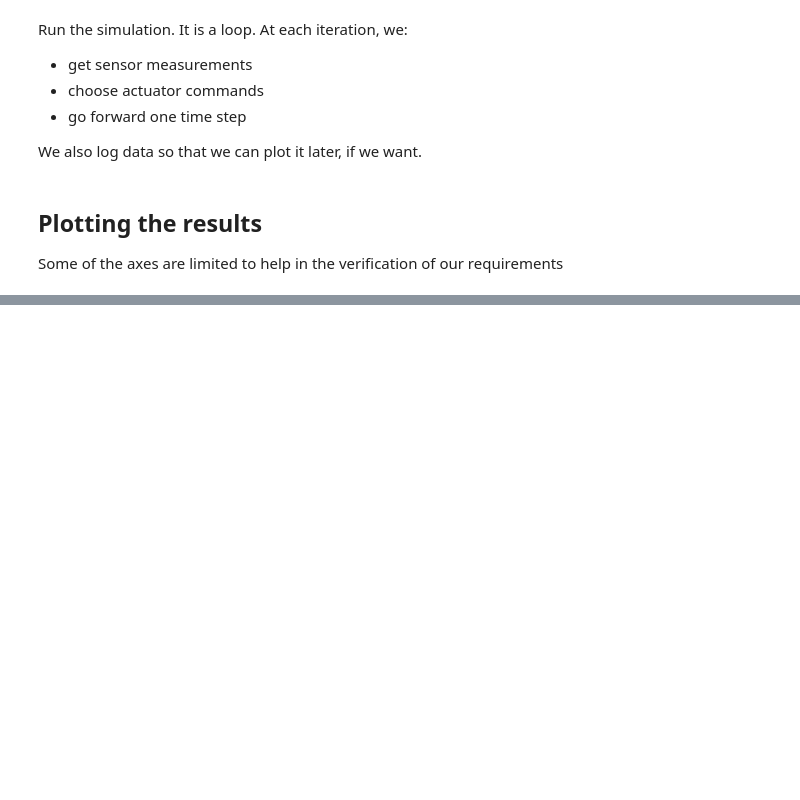
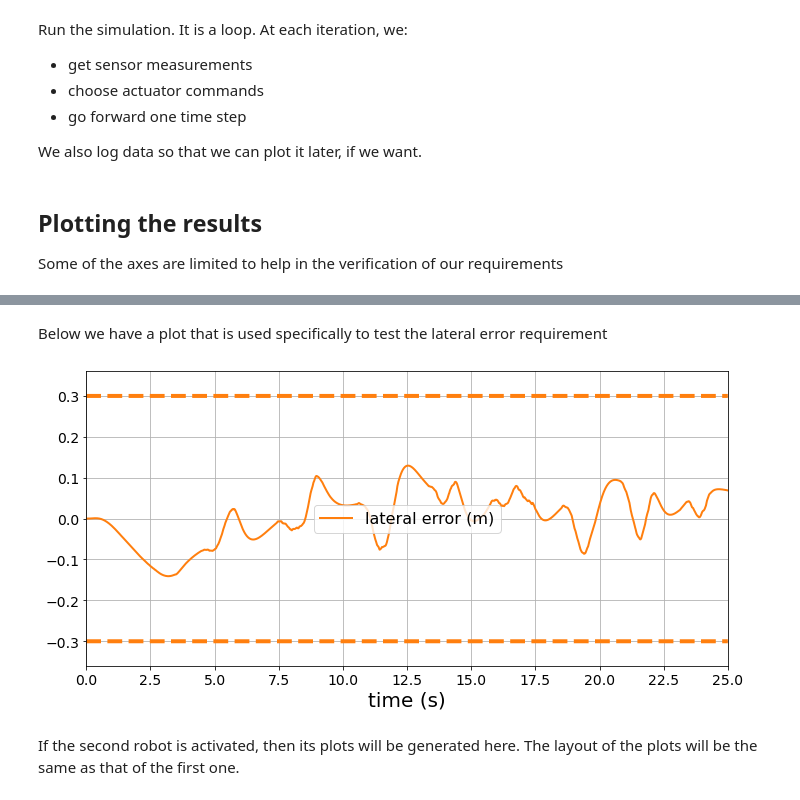
Before and after one commit to GigaVoltFlash/ae353-sp21, a Jupyter notebook: projects/02_segbot/02_code/GenerateResults.ipynb, the cells around one changed output, grey strips where cells are left out. Saved outputs shown, nothing was run; the diff lists cells and outputs as text; code cells hidden in the pictures; blank space fills up the shorter version.

```diff
--- a/projects/02_segbot/02_code/GenerateResults.ipynb
+++ b/projects/02_segbot/02_code/GenerateResults.ipynb
@@ -458,2 +535,28 @@ fig.tight_layout()
+# %% [markdown]
+Below we have a plot that is used specifically to test the lateral error requirement
+# %%
+fig, ax = plt.subplots(1,1, figsize=(10, 5), sharex=True)
+
+# First subplot
+ax.plot(data['t'], data['lateral_error1'], label='lateral error (m)', linewidth=2, color='C1')
+ax.grid()
+ax.legend(fontsize=16)
+ax.tick_params(labelsize=14)
+ax.plot(data['t'], np.ones_like(data['t']) * 0.3, '--', label='max lateral displacement', linewidth=4, color='C1')
+ax.plot(data['t'], -np.ones_like(data['t']) * 0.3, '--', linewidth=4, color='C1')
+ax.set_ylim(-0.3*1.2,0.3*1.2)
+
+# Set x-axis properties (only need to do this on the fourth
+# subplot since all four subplots share the same x-axis)
+ax.set_xlabel('time (s)', fontsize=20)
+ax.set_xlim([data['t'][0], data['t'][-1]])
+ax.set_xticks([0,2.5,5,7.5,10,12.5,15,17.5,20,22.5,25])
+
+# Make the arrangement of subplots look nice
+fig.tight_layout()
+# %% [output]
+[figure, added]
+# %% [markdown]
+If the second robot is activated, then its plots will be generated here. The layout of the plots will be the same as that of the first one.
 # %%
 if (two_robots):
```
Also changed, not shown: parts of 16 cells of this notebook, 1 other file.
